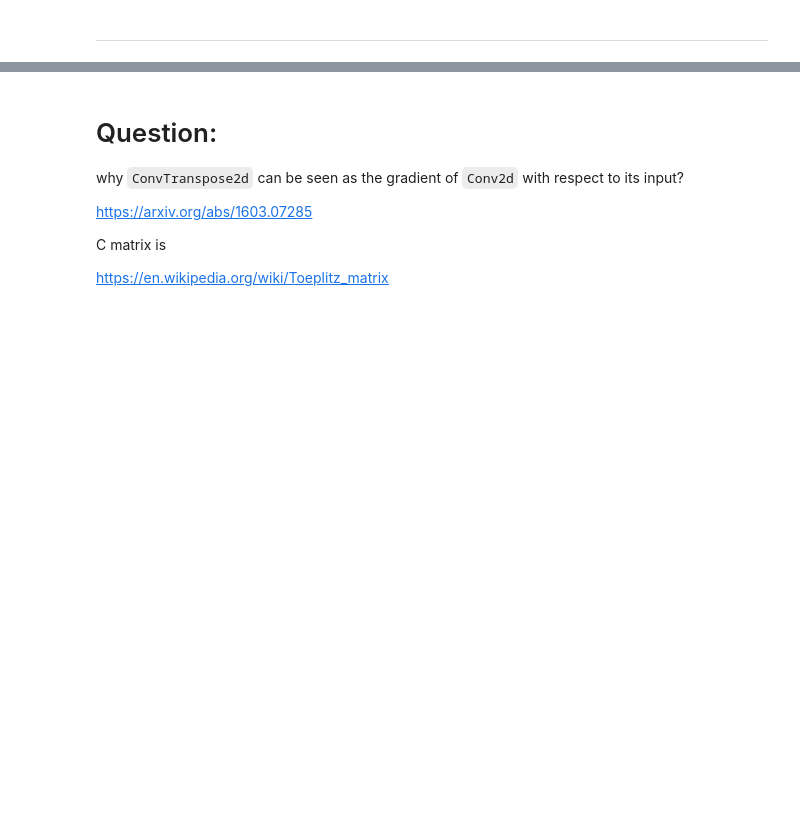
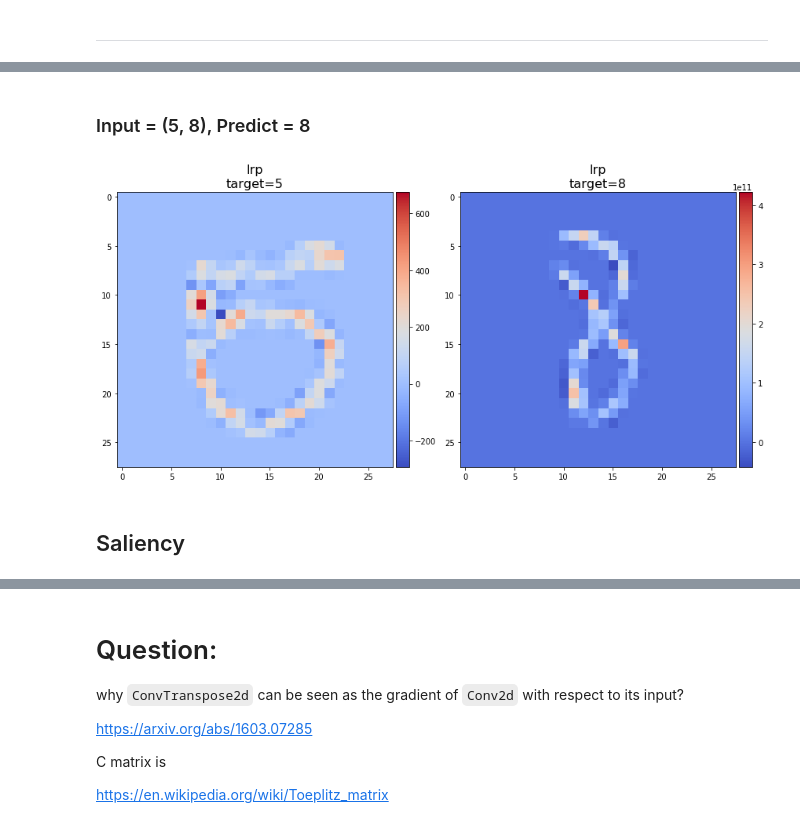
Before and after one commit to simonjisu/XAI, a Jupyter notebook: XAI.ipynb, the cells around one changed output, grey strips where cells are left out. Drawn from its saved outputs; the diff is of its cells as text; code cells hidden in the pictures; blank space fills up the shorter version.

```diff
--- a/XAI.ipynb
+++ b/XAI.ipynb
@@ -738,0 +259,32 @@ plt.show()
+# %%
+def draw_attribution(tensor, title, labels=None):
+    tensor = tensor.detach()
+    B, C, H, W = tensor.size()
+    fig, axes = plt.subplots(1, B, figsize=(6*B, 6))
+    if B == 1:
+        axes = [axes]
+    for k, ax in enumerate(axes):
+        divider = make_axes_locatable(ax)
+        cax = divider.append_axes('right', size='5%', pad=0.05)
+        im = ax.imshow(tensor[k].squeeze(), cmap="coolwarm")
+        fig.colorbar(im, cax=cax, orientation='vertical')
+        if labels is not None:
+            t = title + f"\ntarget={labels[k]}"
+        else:
+            t = title
+        ax.set_title(t, fontsize=16)
+    plt.tight_layout()
+    plt.show()
+# %%
+# lrp
+model = MNISTmodel(model_type, activation_type)
+lrp_model = lrpMNIST(model, load_path)
+lrp_outputs = lrp_model.relprop(imgs, store=True, use_rho=True)
+# %% [markdown]
+### Input = (5, 8), Predict = 8
+# %%
+draw_attribution(lrp_outputs, "lrp", labels=[5, 8])
+# %% [output]
+[figure, added]
+# %% [markdown]
+## Saliency
```
Also changed, not shown: parts of 45 cells of this notebook, 17 other files.
